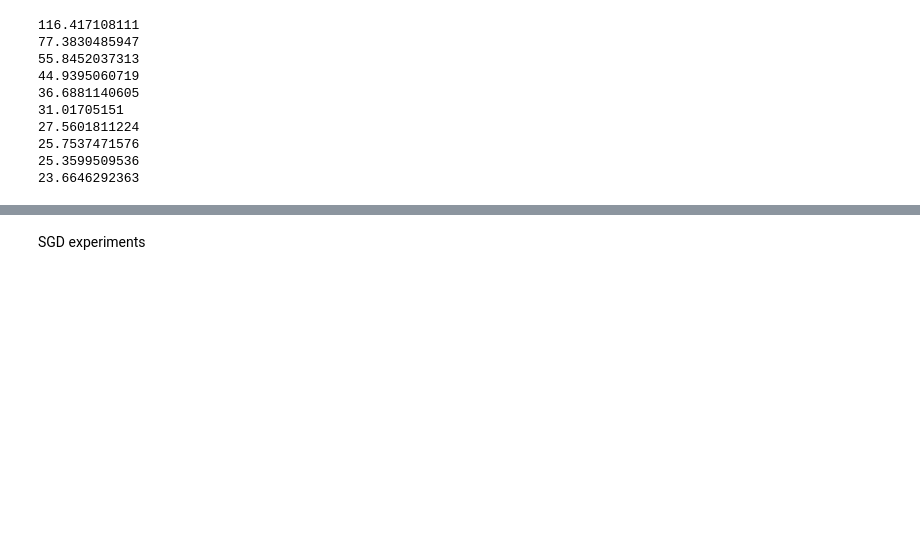
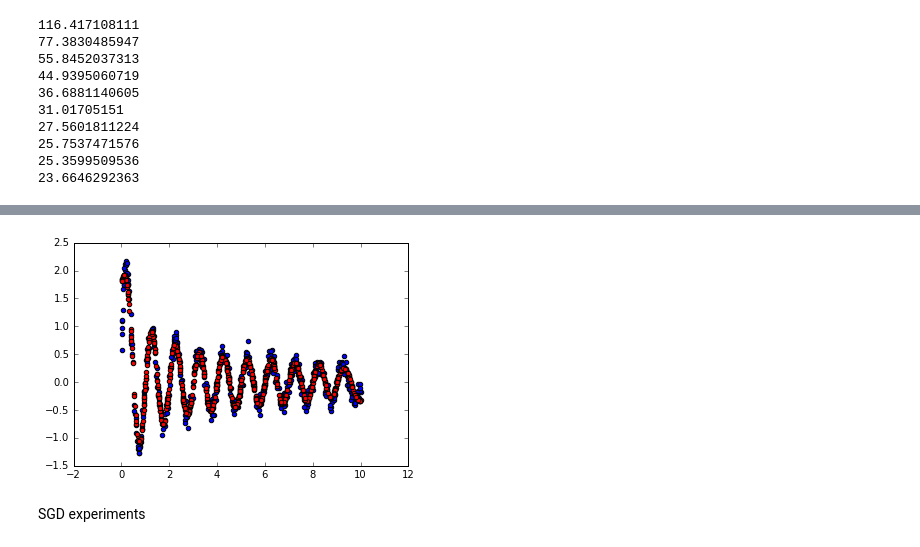
Before and after one commit to luym11/CS340, a Jupyter notebook: Homework1/HW1_Regression.ipynb, the cells around one changed output, grey strips where cells are left out. Drawn from its saved outputs; the diff is of its cells as text; code cells hidden in the pictures; blank space fills up the shorter version.

```diff
--- a/Homework1/HW1_Regression.ipynb
+++ b/Homework1/HW1_Regression.ipynb
@@ -227,3 +257,14 @@ KeyboardInterrupt:
+# %%
+tPredit = []
+sizeTest = len(tTest)
+for i in range(sizeTest):
+    tP = y_i(xTest[i], wm)
+    tPredit.append(tP)
+plt.scatter(xTest, tTest)
+plt.scatter(xTest, tPredit, c='red')
+plt.show()
+# %% [output]
+[figure, added]
 # %% [markdown]
 SGD experiments
 # %%
```
Also changed, not shown: parts of 30 cells of this notebook.
